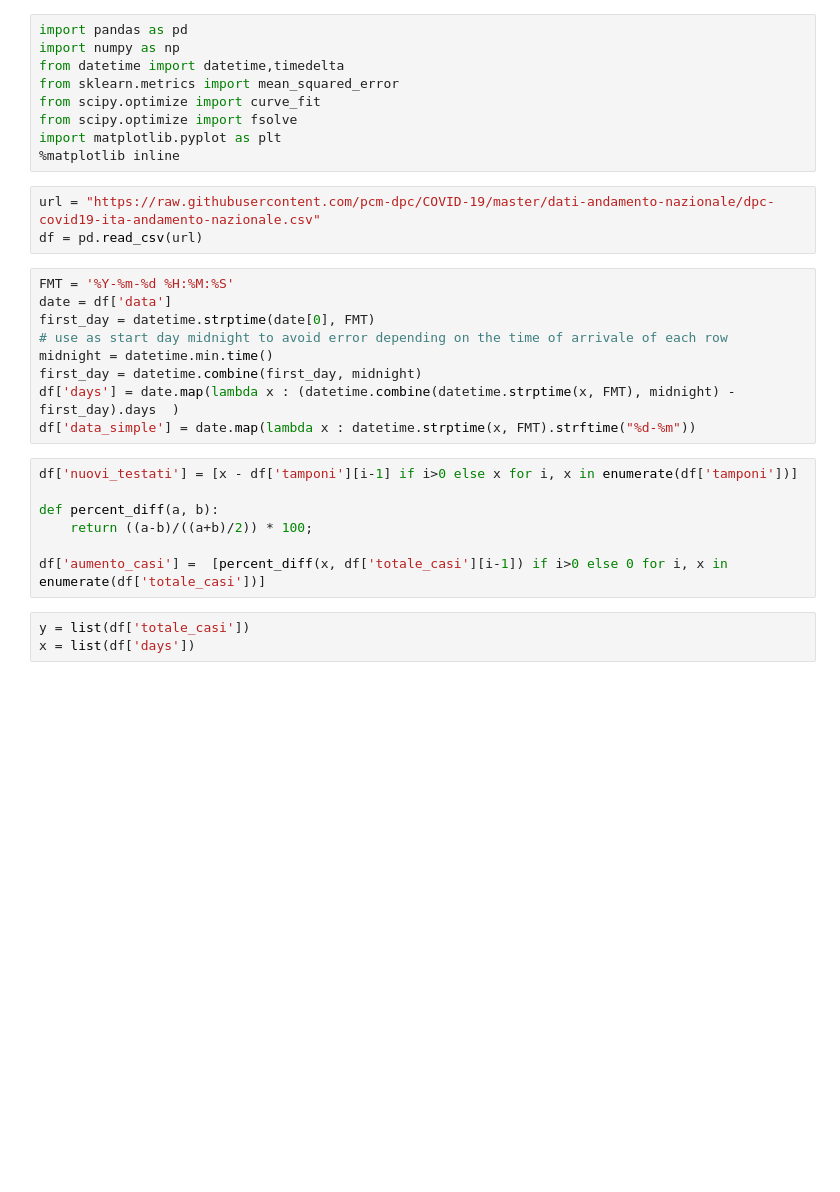
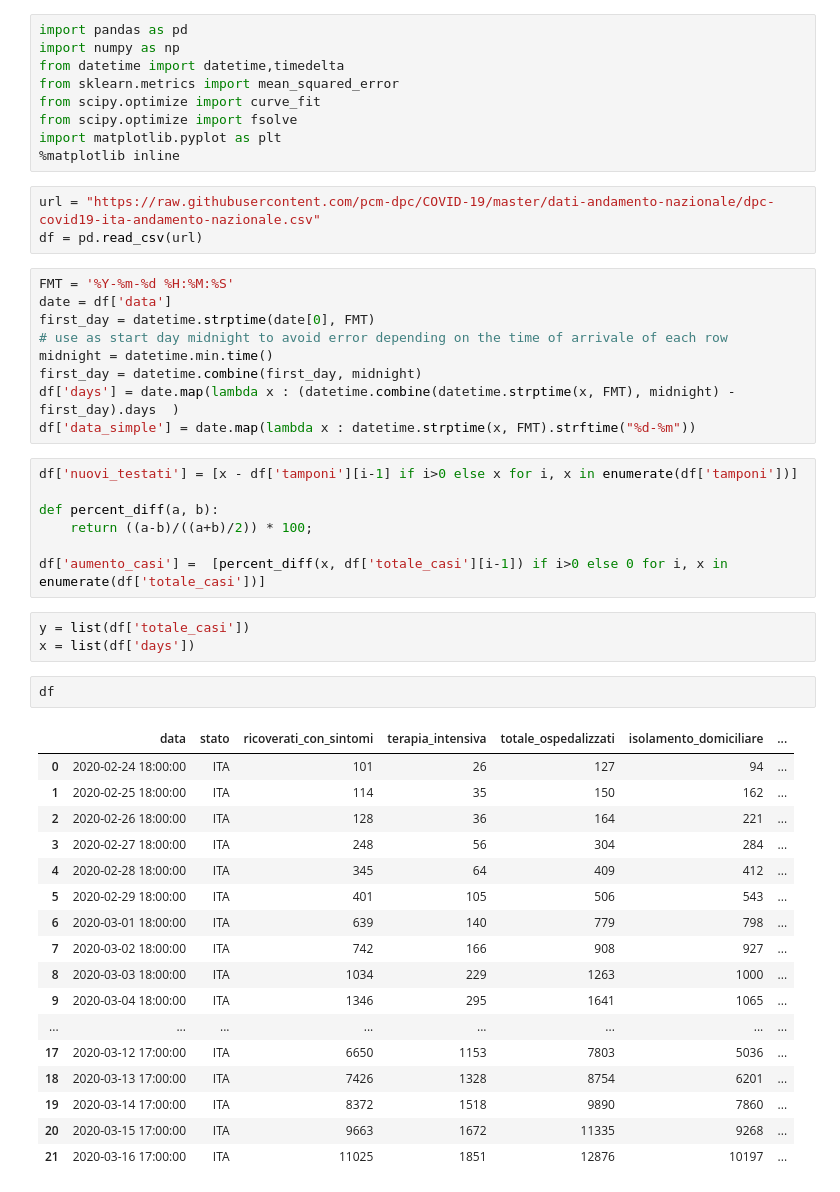
Before and after one commit to obiSerra/covid-19, a Jupyter notebook: Other stats.ipynb, the cells around one changed output. Drawn from its saved outputs; the diff is of its cells as text; blank space fills up the shorter version.

```diff
--- a/Other stats.ipynb
+++ b/Other stats.ipynb
@@ -29,6 +29,26 @@ df['aumento_casi'] =  [percent_diff(x, df['totale_casi'][i-1]) if i>0 else 0 for
 # %%
 y = list(df['totale_casi'])
 x = list(df['days'])
+# %%
+df
+# %% [output]
+|  | data | stato | ricoverati_con_sintomi | terapia_intensiva | totale_ospedalizzati | isolamento_domiciliare | ... |
+| 0 | 2020-02-24 18:00:00 | ITA | 101 | 26 | 127 | 94 | ... |
+| 1 | 2020-02-25 18:00:00 | ITA | 114 | 35 | 150 | 162 | ... |
+| 2 | 2020-02-26 18:00:00 | ITA | 128 | 36 | 164 | 221 | ... |
+| 3 | 2020-02-27 18:00:00 | ITA | 248 | 56 | 304 | 284 | ... |
+| 4 | 2020-02-28 18:00:00 | ITA | 345 | 64 | 409 | 412 | ... |
+| 5 | 2020-02-29 18:00:00 | ITA | 401 | 105 | 506 | 543 | ... |
+| 6 | 2020-03-01 18:00:00 | ITA | 639 | 140 | 779 | 798 | ... |
+| 7 | 2020-03-02 18:00:00 | ITA | 742 | 166 | 908 | 927 | ... |
+| 8 | 2020-03-03 18:00:00 | ITA | 1034 | 229 | 1263 | 1000 | ... |
+| 9 | 2020-03-04 18:00:00 | ITA | 1346 | 295 | 1641 | 1065 | ... |
+| ... | ... | ... | ... | ... | ... | ... | ... |
+| 17 | 2020-03-12 17:00:00 | ITA | 6650 | 1153 | 7803 | 5036 | ... |
+| 18 | 2020-03-13 17:00:00 | ITA | 7426 | 1328 | 8754 | 6201 | ... |
+| 19 | 2020-03-14 17:00:00 | ITA | 8372 | 1518 | 9890 | 7860 | ... |
+| 20 | 2020-03-15 17:00:00 | ITA | 9663 | 1672 | 11335 | 9268 | ... |
+| 21 | 2020-03-16 17:00:00 | ITA | 11025 | 1851 | 12876 | 10197 | ... |
 # %%
 plt.rcParams['figure.figsize'] = [10, 10]
 plt.rc('font', size=12)
```
Also changed, not shown: parts of 4 cells of this notebook, 2 other files.
